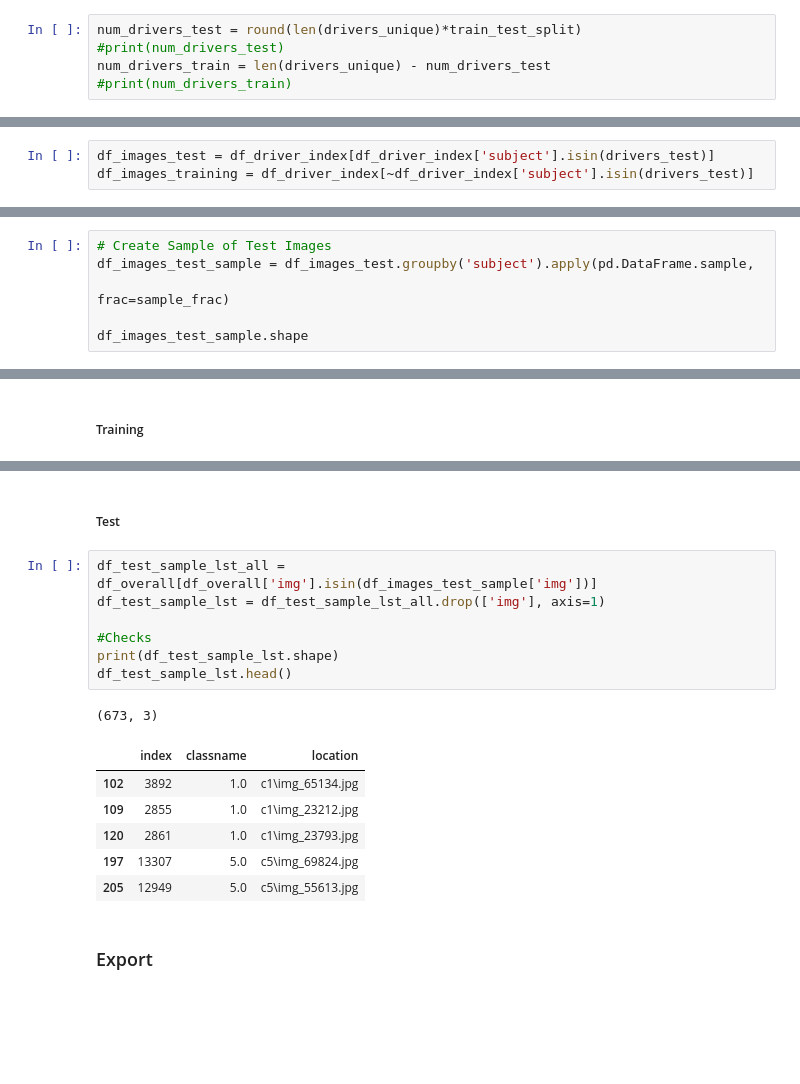
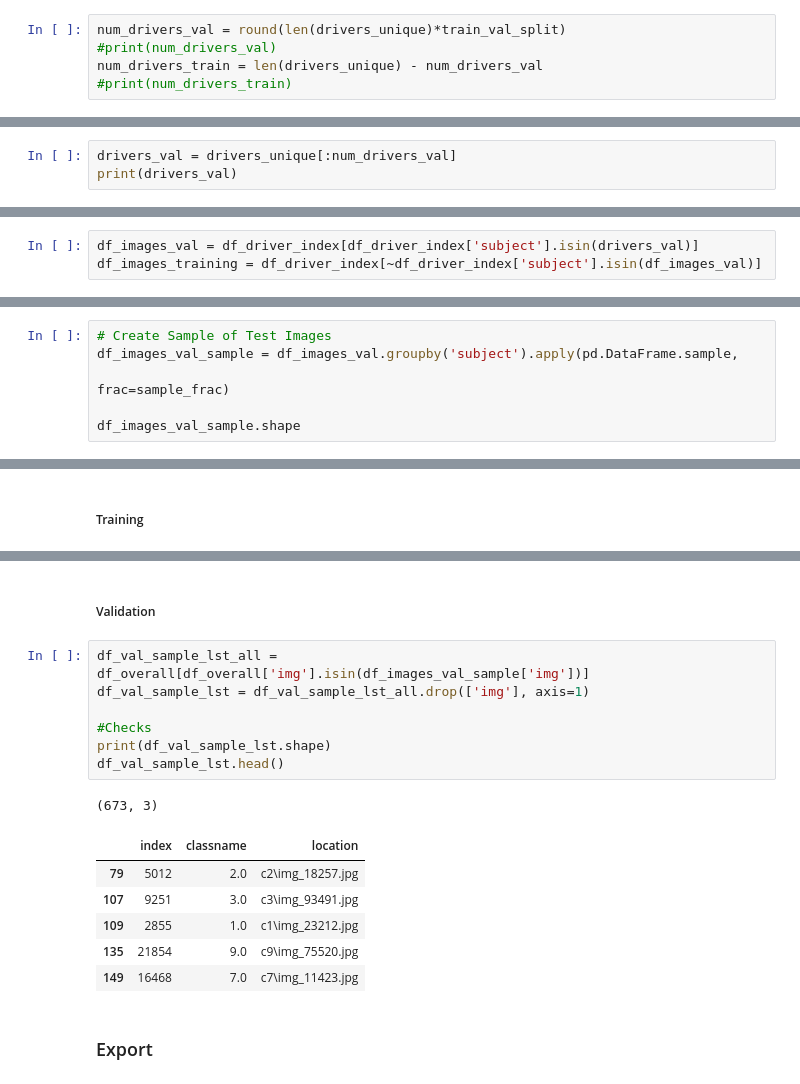
Before and after one commit to DSBA-6190-Final-Project-Team/image_classification_preprocessing, a Jupyter notebook: State_Farm_Distracted_Driver_Process_Flow.ipynb, the cells around one changed output, grey strips where cells are left out. Drawn from its saved outputs; the diff is of its cells as text; blank space fills up the shorter version.

```diff
--- a/State_Farm_Distracted_Driver_Process_Flow.ipynb
+++ b/State_Farm_Distracted_Driver_Process_Flow.ipynb
@@ -122,5 +123,5 @@ Now we'll set the list of drivers in the train set and the test set.
 # %%
-num_drivers_test = round(len(drivers_unique)*train_test_split)
-#print(num_drivers_test)
-num_drivers_train = len(drivers_unique) - num_drivers_test
+num_drivers_val = round(len(drivers_unique)*train_val_split)
+#print(num_drivers_val)
+num_drivers_train = len(drivers_unique) - num_drivers_val
 #print(num_drivers_train)
@@ -131,0 +128,3 @@ print(drivers_test)
+# %%
+drivers_val = drivers_unique[:num_drivers_val]
+print(drivers_val)
@@ -140,8 +141,8 @@ We'll now create two lists, one list of every image file name associated with th
 
 We will use these lists to filter the overall lst mapping file.
 # %%
-df_images_test = df_driver_index[df_driver_index['subject'].isin(drivers_test)]
-df_images_training = df_driver_index[~df_driver_index['subject'].isin(drivers_test)]
+df_images_val = df_driver_index[df_driver_index['subject'].isin(drivers_val)]
+df_images_training = df_driver_index[~df_driver_index['subject'].isin(df_images_val)]
 # %%
 print(df_images_training.shape)
 df_images_training.head()
@@ -276,9 +272,9 @@ df_images_training_sample.shape
 # %%
 # Create Sample of Test Images
-df_images_test_sample = df_images_test.groupby('subject').apply(pd.DataFrame.sample,
+df_images_val_sample = df_images_val.groupby('subject').apply(pd.DataFrame.sample,
                                                                         frac=sample_frac)
 
-df_images_test_sample.shape
+df_images_val_sample.shape
 # %% [output]
 (673, 3)
 # %% [markdown]
@@ -301,20 +297,20 @@ df_train_sample_lst.head()
 # %% [markdown]
-##### Test
+##### Validation
 # %%
-df_test_sample_lst_all = df_overall[df_overall['img'].isin(df_images_test_sample['img'])]
-df_test_sample_lst = df_test_sample_lst_all.drop(['img'], axis=1)
+df_val_sample_lst_all = df_overall[df_overall['img'].isin(df_images_val_sample['img'])]
+df_val_sample_lst = df_val_sample_lst_all.drop(['img'], axis=1)
 
 #Checks
-print(df_test_sample_lst.shape)
-df_test_sample_lst.head()
+print(df_val_sample_lst.shape)
+df_val_sample_lst.head()
 # %% [output]
 (673, 3)
 |  | index | classname | location |
-| 102 | 3892 | 1.0 | c1\img_65134.jpg |
+| 79 | 5012 | 2.0 | c2\img_18257.jpg |
+| 107 | 9251 | 3.0 | c3\img_93491.jpg |
 | 109 | 2855 | 1.0 | c1\img_23212.jpg |
-| 120 | 2861 | 1.0 | c1\img_23793.jpg |
-| 197 | 13307 | 5.0 | c5\img_69824.jpg |
-| 205 | 12949 | 5.0 | c5\img_55613.jpg |
+| 135 | 21854 | 9.0 | c9\img_75520.jpg |
+| 149 | 16468 | 7.0 | c7\img_11423.jpg |
 # %% [markdown]
 ### Export
 # %% [markdown]
```
Also changed, not shown: parts of 31 cells of this notebook, 7 other files.
